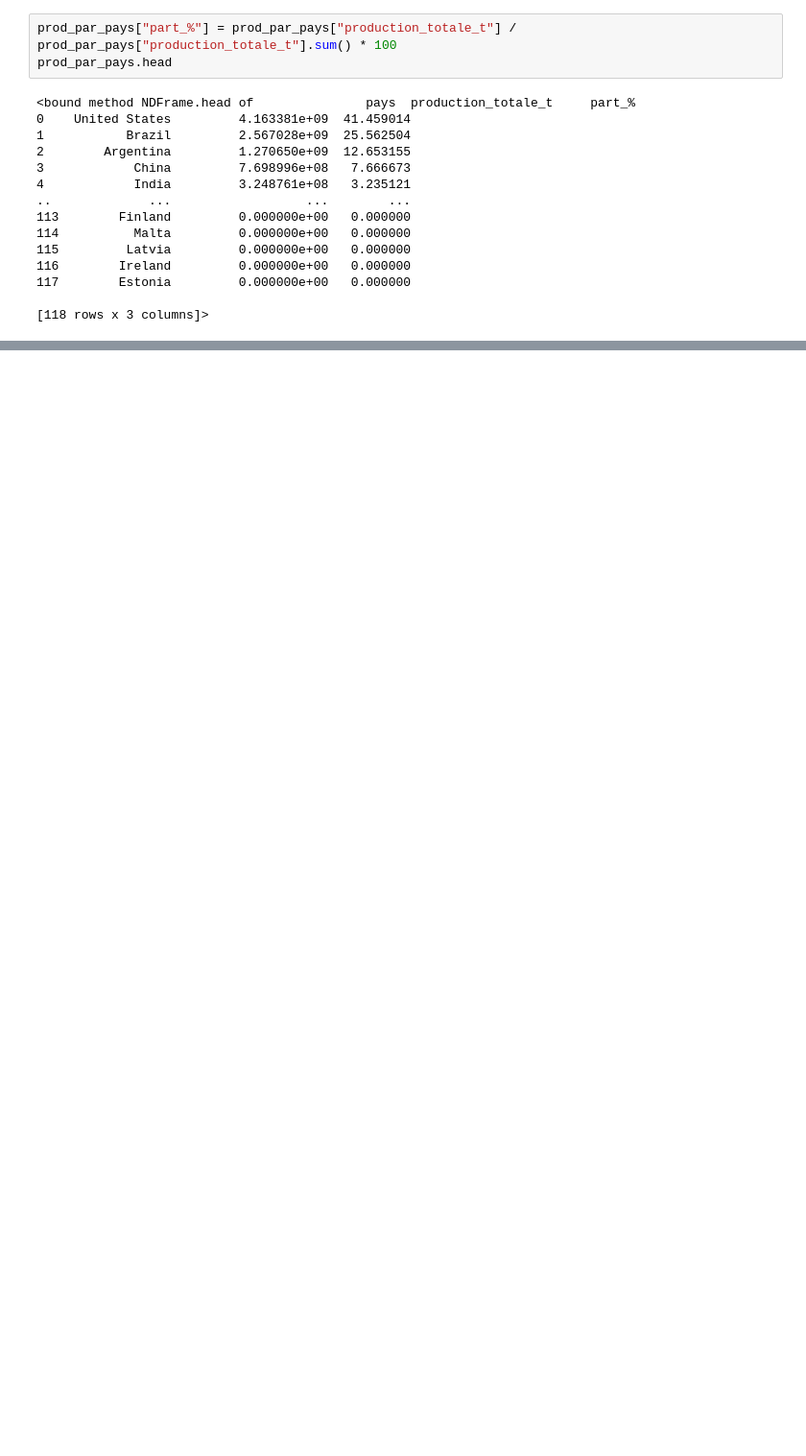
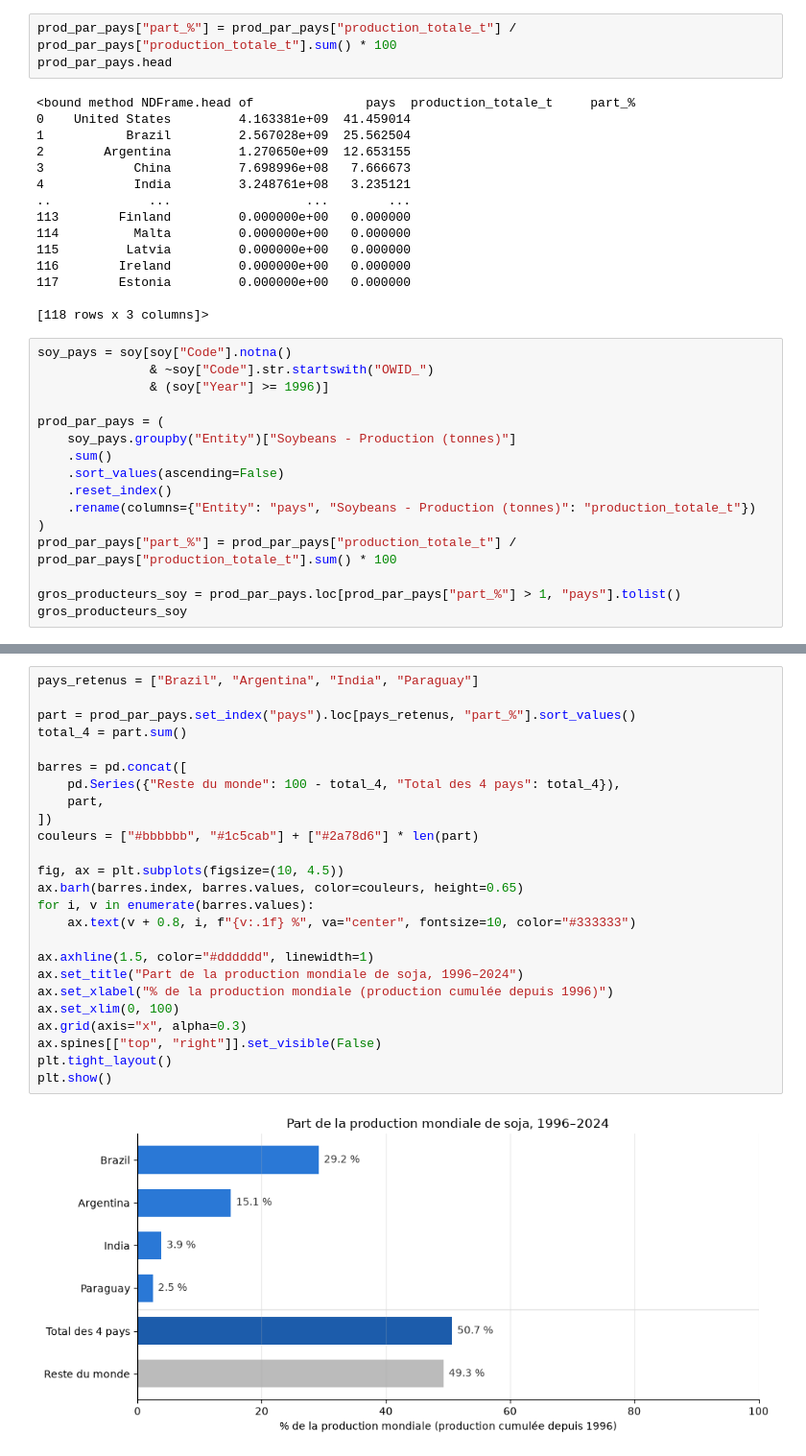
Before and after one commit to AndrewEberhardt/DataScienceProject, a Jupyter notebook: notebooks/david/david.productionsoy.ipynb, the cells around one changed output, grey strips where cells are left out. Shown at 96% size. Drawn from its saved outputs; the diff is of its cells as text; blank space fills up the shorter version.

```diff
--- a/notebooks/david/david.productionsoy.ipynb
+++ b/notebooks/david/david.productionsoy.ipynb
@@ -103,3 +103,19 @@ prod_par_pays.head
 117        Estonia         0.000000e+00   0.000000
 
 [118 rows x 3 columns]>
+# %%
+soy_pays = soy[soy["Code"].notna()
+               & ~soy["Code"].str.startswith("OWID_")
+               & (soy["Year"] >= 1996)]
+
+prod_par_pays = (
+    soy_pays.groupby("Entity")["Soybeans - Production (tonnes)"]
+    .sum()
+    .sort_values(ascending=False)
+    .reset_index()
+    .rename(columns={"Entity": "pays", "Soybeans - Production (tonnes)": "production_totale_t"})
+)
+prod_par_pays["part_%"] = prod_par_pays["production_totale_t"] / prod_par_pays["production_totale_t"].sum() * 100
+
+gros_producteurs_soy = prod_par_pays.loc[prod_par_pays["part_%"] > 1, "pays"].tolist()
+gros_producteurs_soy
@@ -105,0 +142,27 @@ prod_par_pays.head
+# %%
+pays_retenus = ["Brazil", "Argentina", "India", "Paraguay"]
+
+part = prod_par_pays.set_index("pays").loc[pays_retenus, "part_%"].sort_values()
+total_4 = part.sum()
+
+barres = pd.concat([
+    pd.Series({"Reste du monde": 100 - total_4, "Total des 4 pays": total_4}),
+    part,
+])
+couleurs = ["#bbbbbb", "#1c5cab"] + ["#2a78d6"] * len(part)
+
+fig, ax = plt.subplots(figsize=(10, 4.5))
+ax.barh(barres.index, barres.values, color=couleurs, height=0.65)
+for i, v in enumerate(barres.values):
+    ax.text(v + 0.8, i, f"{v:.1f} %", va="center", fontsize=10, color="#333333")
+
+ax.axhline(1.5, color="#dddddd", linewidth=1)
+ax.set_title("Part de la production mondiale de soja, 1996–2024")
+ax.set_xlabel("% de la production mondiale (production cumulée depuis 1996)")
+ax.set_xlim(0, 100)
+ax.grid(axis="x", alpha=0.3)
+ax.spines[["top", "right"]].set_visible(False)
+plt.tight_layout()
+plt.show()
+# %% [output]
+[figure, added]
```
Also changed, not shown: parts of 4 cells of this notebook.
